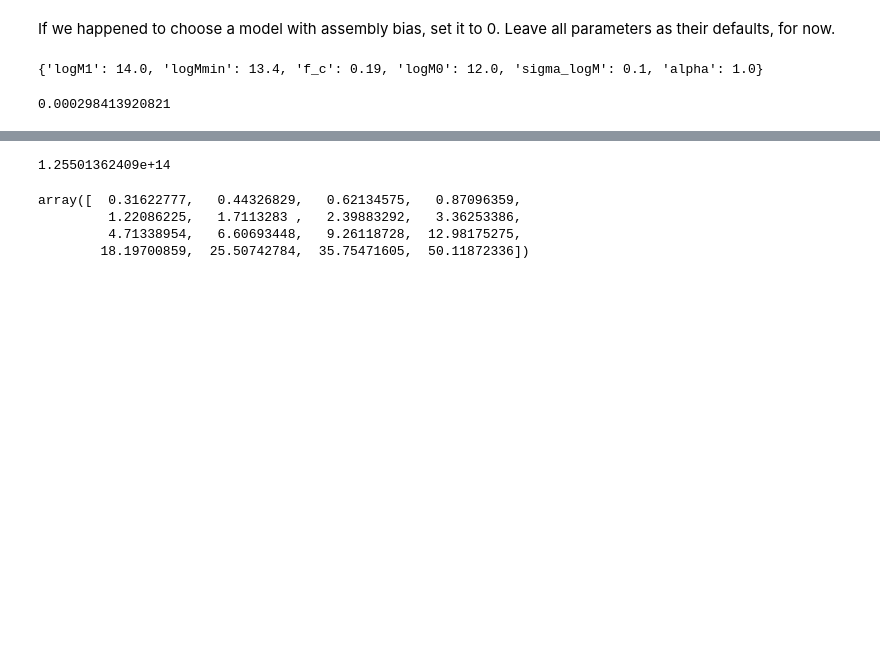
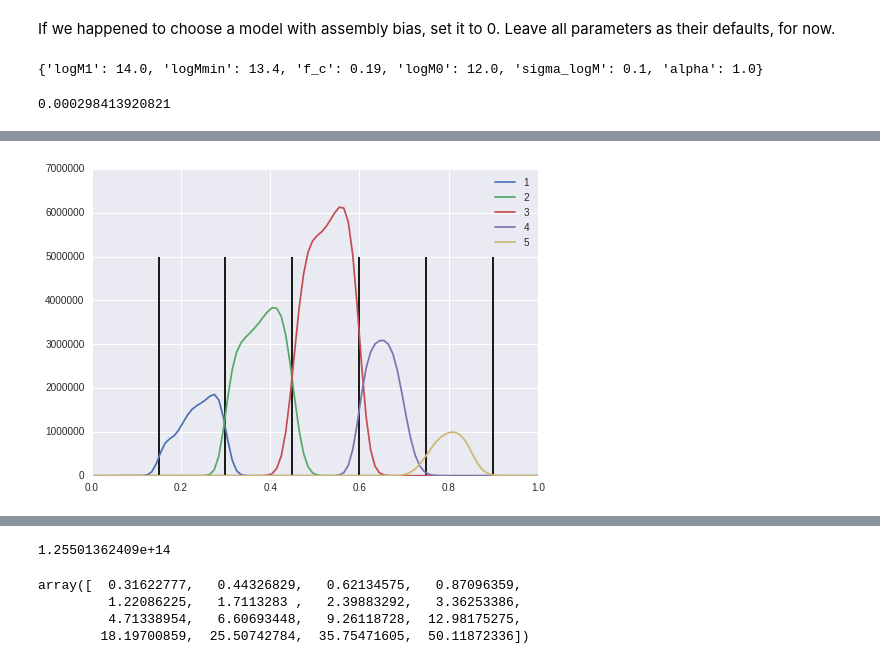
Before and after one commit to mclaughlin6464/pearce, a Jupyter notebook: notebooks/Pearce wt integral tests.ipynb, the cells around one changed output, grey strips where cells are left out. Drawn from its saved outputs; the diff is of its cells as text; code cells hidden in the pictures; blank space fills up the shorter version.

Commit message:
checking out cosmo emu.

```diff
--- a/notebooks/Pearce wt integral tests.ipynb
+++ b/notebooks/Pearce wt integral tests.ipynb
@@ -95,7 +115,7 @@ print nd_cat
 # %% [output]
 0.000298413920821
 # %%
-area = 5063 #sq degrees
+area = 4635.4 #sq degrees
 full_sky = 41253 #sq degrees
 
 volIn, volOut = cat.cosmology.comoving_volume(z_bins[zbin-1]), cat.cosmology.comoving_volume(z_bins[zbin])
@@ -108,0 +133,2 @@ print nd_mock
+# %%
+correct_nds = np.array([1e-3, 1e-3, 1e-3, 4e-4, 1e-4])
@@ -108,0 +140,12 @@ print nd_mock
+# %%
+for zbin in xrange(1,6):
+    nz_table = hdulist[7]
+    Nz =  np.array([row[2+zbin] for row in nz_table.data])# if z_bins[zbin-1] < row[1] < z_bins[zbin] ])
+    N_total = np.sum(Nz)
+    volIn, volOut = cat.cosmology.comoving_volume(z_bins[zbin-1]), cat.cosmology.comoving_volume(z_bins[zbin])
+    #volIn, volOut = cat.cosmology.comoving_volume(z_bins[0]), cat.cosmology.comoving_volume(z_bins[-1])
+
+    fullsky_volume = volOut-volIn
+    survey_volume = fullsky_volume*area/full_sky
+    nd_mock = N_total/survey_volume
+    print nd_mock.value, correct_nds[zbin-1]/nd_mock.value, nd_mock.value**2
@@ -108,0 +213,11 @@ print nd_mock
+# %%
+for zbin in xrange(1,6):
+    plt.plot(nz_table.data['Z_MID'], nz_table.data['BIN%d'%zbin], label = str(zbin))
+
+plt.vlines(z_bins, 0, 5e6)
+plt.legend(loc='best')
+#plt.xscale('log')
+plt.xlim([0, 1.0])
+plt.show()
+# %% [output]
+[figure, added]
```
Also changed, not shown: parts of 18 cells of this notebook, 1 other file.
